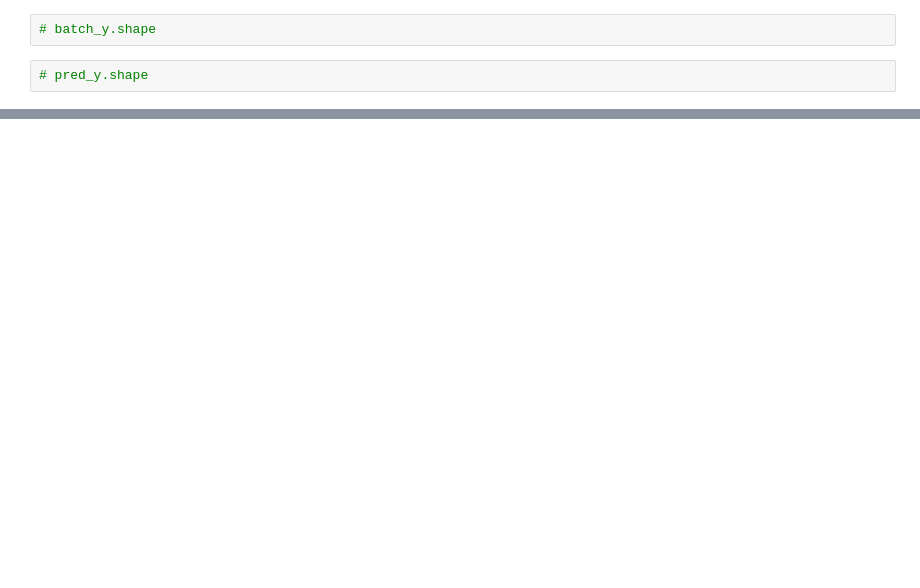
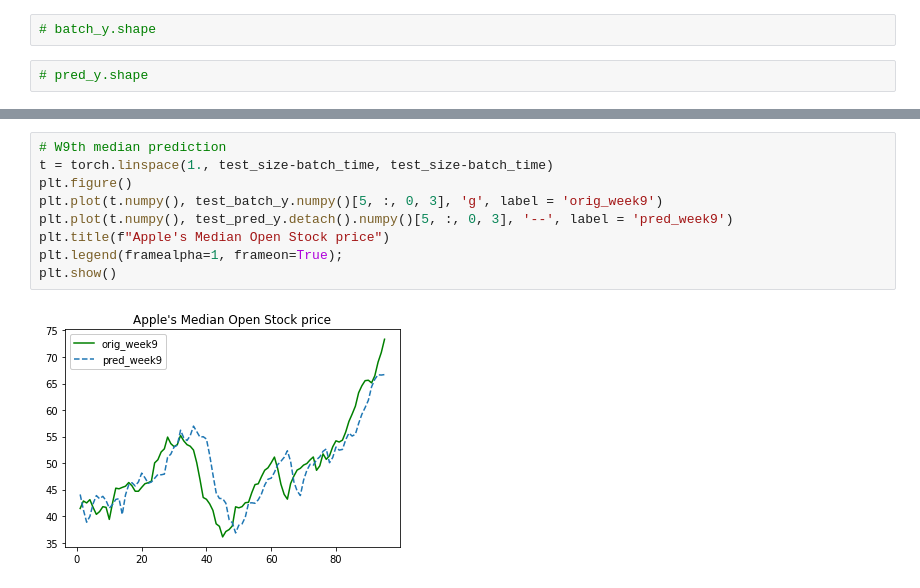
Before and after one commit to OmkarMehta/SSFwithNODE, a Jupyter notebook: simple-data-generator/neuralode_basic_median.ipynb, the cells around one changed output, grey strips where cells are left out. Saved outputs shown, nothing was run; the diff lists cells and outputs as text; blank space fills up the shorter version.

```diff
--- a/simple-data-generator/neuralode_basic_median.ipynb
+++ b/simple-data-generator/neuralode_basic_median.ipynb
@@ -423,0 +355,11 @@ tensor([[17.9435, 17.3982, 17.0787, 17.4903, 17.3796]], dtype=torch.float64,
+# %%
+# W9th median prediction
+t = torch.linspace(1., test_size-batch_time, test_size-batch_time)
+plt.figure()
+plt.plot(t.numpy(), test_batch_y.numpy()[5, :, 0, 3], 'g', label = 'orig_week9')
+plt.plot(t.numpy(), test_pred_y.detach().numpy()[5, :, 0, 3], '--', label = 'pred_week9')
+plt.title(f"Apple's Median Open Stock price")
+plt.legend(framealpha=1, frameon=True);
+plt.show()
+# %% [output]
+[figure, added]
```
Also changed, not shown: parts of 27 cells of this notebook.
